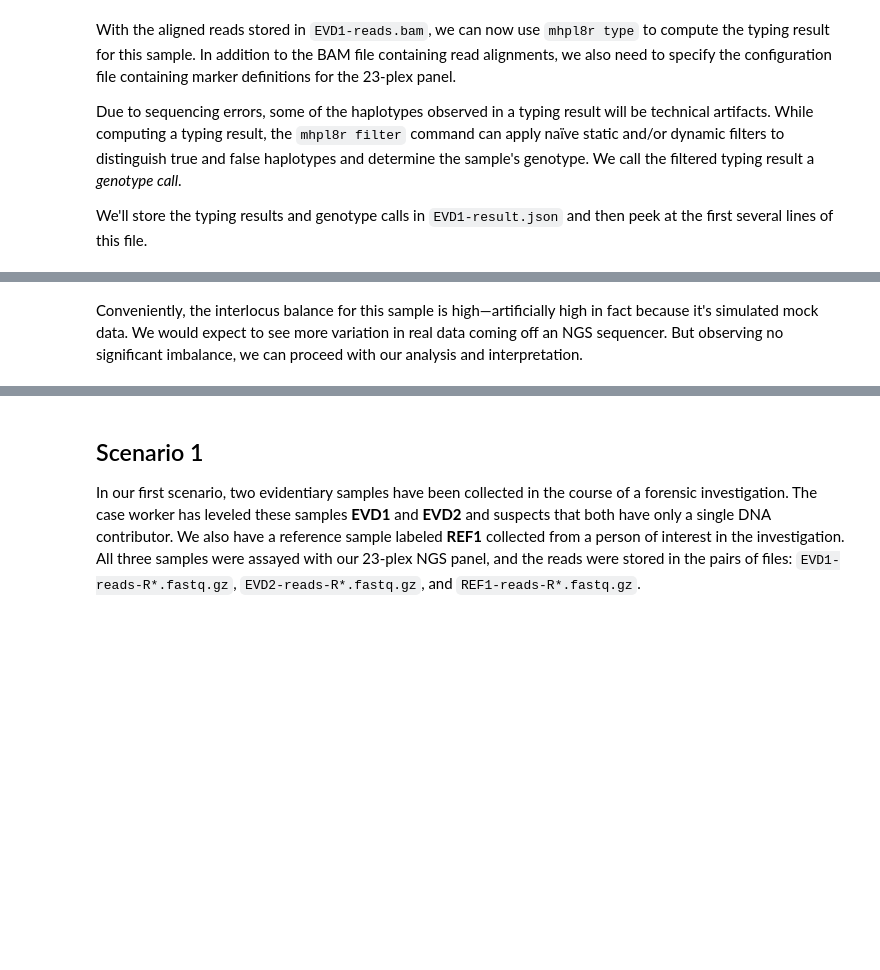
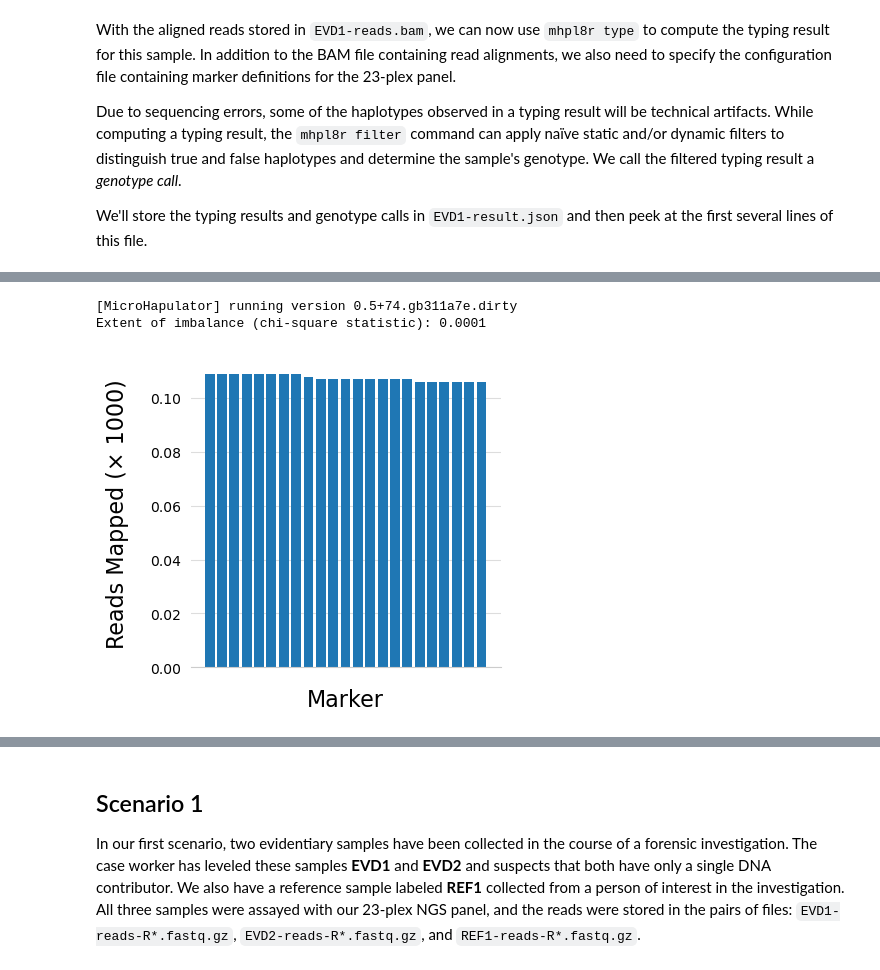
Before and after one commit to bioforensics/MicroHapulator, a Jupyter notebook: binder/demo.ipynb, the cells around one changed output, grey strips where cells are left out. Saved outputs shown, nothing was run; the diff lists cells and outputs as text; code cells hidden in the pictures; blank space fills up the shorter version.

```diff
--- a/binder/demo.ipynb
+++ b/binder/demo.ipynb
@@ -136,4 +197,7 @@ mhpl8r balance EVD1-result.json
-# %% [markdown]
-Conveniently, the interlocus balance for this sample is high—artificially high in fact because it's simulated mock data.
-We would expect to see more variation in real data coming off an NGS sequencer.
-But observing no significant imbalance, we can proceed with our analysis and interpretation.
+# %%
+mhpl8r locbalance EVD1-result.json --quiet --figure EVD1-locbalance.png --dpi 100 --figsize 4 4
+display < EVD1-locbalance.png
+# %% [output]
+[MicroHapulator] running version 0.5+74.gb311a7e.dirty
+Extent of imbalance (chi-square statistic): 0.0001
+[figure, added]
```
Also changed, not shown: parts of 40 cells of this notebook, 17 other files.
